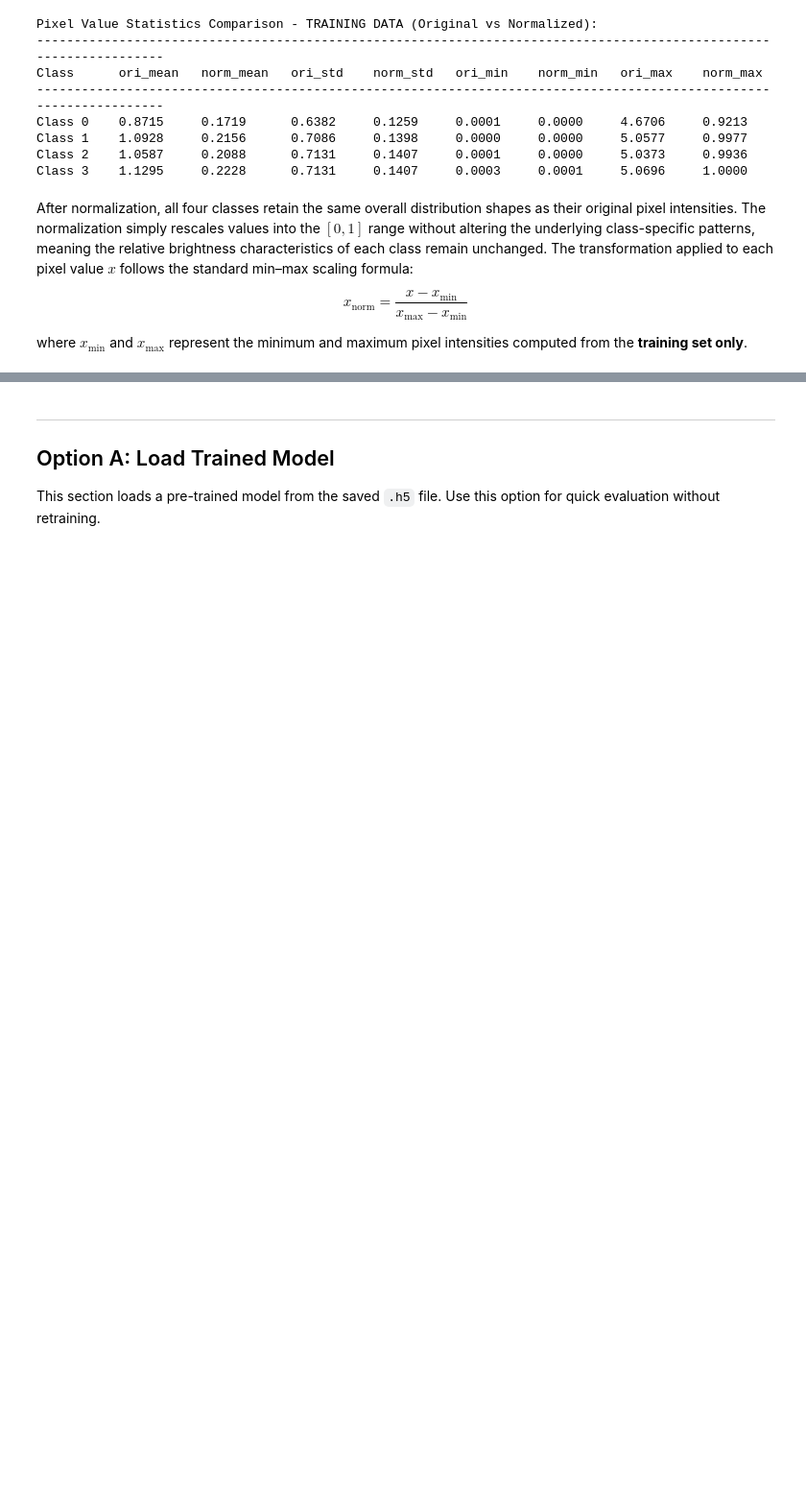
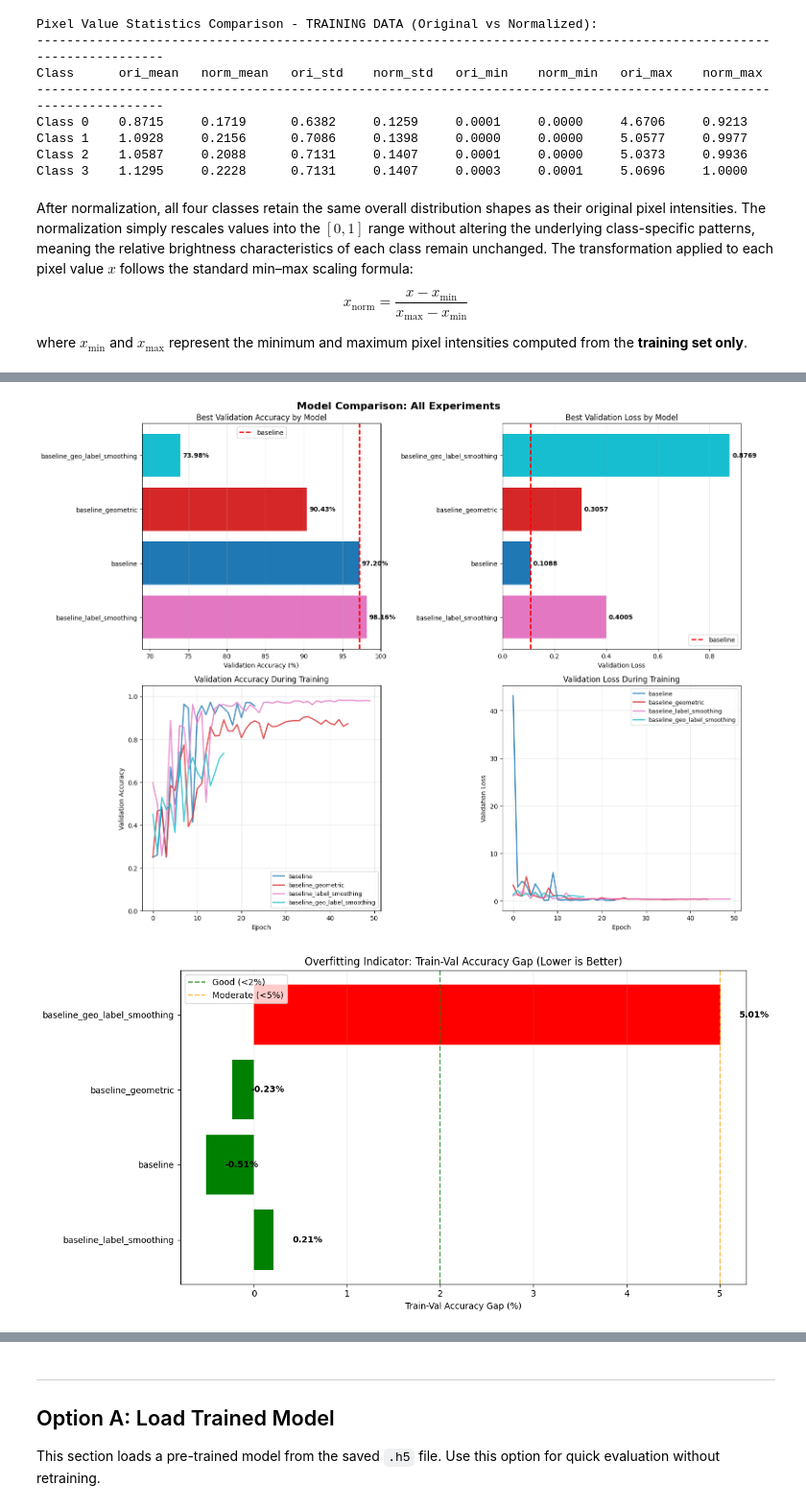
Before and after one commit to NghiaNguyen170192/cosc3007-deep-learning, a Jupyter notebook: assignments/Assignment-01-DUE-2025-12-06/submission_s3343711.ipynb, the cells around one changed output, grey strips where cells are left out. Shown at 96% size. Cells and saved outputs as stored; diff of their text form; code cells hidden in the pictures; blank space fills up the shorter version.

```diff
--- a/assignments/Assignment-01-DUE-2025-12-06/submission_s3343711.ipynb
+++ b/assignments/Assignment-01-DUE-2025-12-06/submission_s3343711.ipynb
@@ -935,31 +1143,25 @@ EXPERIMENT: Label Smoothing
 # %%
 # RESULTS SUMMARY TABLE
-print("\n" + "="*90)
 print("EXPERIMENT RESULTS SUMMARY")
-print("="*90)
-print(f"\n{'Model':<20} {'Val Acc':<12} {'Val Loss':<12} {'Train Acc':<12} {'Epochs':<10} {'Aug':<12} {'LS':<8}")
-print("-"*90)
+print(f"\n{'Model':<30} {'Val Acc':<12} {'Val Loss':<12} {'Train Acc':<12} {'Epochs':<10}")
 
 # Sort by validation accuracy (descending)
 sorted_results = sorted(all_results, key=lambda x: x['best_val_acc'], reverse=True)
 
 for r in sorted_results:
-    aug_str = r['augmentation'] or 'None'
-    ls_str = f"{r['label_smoothing']:.1f}"
-    print(f"{r['name']:<20} {r['best_val_acc']:.4f}       {r['best_val_loss']:.4f}       "
-          f"{r['final_train_acc']:.4f}       {r['epochs_trained']:<10} {aug_str:<12} {ls_str:<8}")
+    print(f"{r['name']:<30} {r['best_val_acc']:.4f}       {r['best_val_loss']:.4f}       "
+          f"{r['final_train_acc']:.4f}       {r['epochs_trained']:<10}")
 
 # Find best model
 best_result = sorted_results[0]
-print("\n" + "-"*90)
-print(f"BEST MODEL: {best_result['name']} with {best_result['best_val_acc']*100:.2f}% validation accuracy")
-print("-"*90)
+print(f"\nBEST MODEL: {best_result['name']} with {best_result['best_val_acc']*100:.2f}% validation accuracy")
 
-# Calculate relative performance
-baseline_acc = next(r['best_val_acc'] for r in all_results if r['name'] == 'Baseline')
-print(f"\nPerformance relative to Baseline ({baseline_acc*100:.2f}%):")
+# Calculate relative performance (use first result with 'baseline' in name as reference)
+baseline_result_ref = next((r for r in all_results if r['name'] == 'baseline'), all_results[-1])
+baseline_acc = baseline_result_ref['best_val_acc']
+print(f"\nPerformance relative to baseline ({baseline_acc*100:.2f}%):")
 for r in sorted_results:
     diff = (r['best_val_acc'] - baseline_acc) * 100
     sign = "+" if diff >= 0 else ""
-    print(f"  {r['name']:<20}: {sign}{diff:.2f}%")
+    print(f"  {r['name']:<30}: {sign}{diff:.2f}%")
 # %% [output]
@@ -984,7 +1198,7 @@ bars = ax1.barh(names, val_accs, color=[colors[all_results.index(r)] for r in so
 ax1.set_xlabel('Validation Accuracy (%)')
 ax1.set_title('Best Validation Accuracy by Model')
 ax1.set_xlim(min(val_accs) - 5, 100)
-ax1.axvline(x=baseline_acc * 100, color='red', linestyle='--', linewidth=2, label='Baseline')
+ax1.axvline(x=baseline_acc * 100, color='red', linestyle='--', linewidth=2, label='baseline')
 for i, (bar, acc) in enumerate(zip(bars, val_accs)):
     ax1.text(acc + 0.3, bar.get_y() + bar.get_height()/2, f'{acc:.2f}%',
              va='center', fontsize=10, fontweight='bold')
@@ -997,8 +1211,8 @@ val_losses = [r['best_val_loss'] for r in sorted_results]
 bars2 = ax2.barh(names, val_losses, color=[colors[all_results.index(r)] for r in sorted_results])
 ax2.set_xlabel('Validation Loss')
 ax2.set_title('Best Validation Loss by Model')
-baseline_loss = next(r['best_val_loss'] for r in all_results if r['name'] == 'Baseline')
-ax2.axvline(x=baseline_loss, color='red', linestyle='--', linewidth=2, label='Baseline')
+baseline_loss = baseline_result_ref['best_val_loss']
+ax2.axvline(x=baseline_loss, color='red', linestyle='--', linewidth=2, label='baseline')
 for bar, loss in zip(bars2, val_losses):
     ax2.text(loss + 0.01, bar.get_y() + bar.get_height()/2, f'{loss:.4f}',
              va='center', fontsize=10, fontweight='bold')
@@ -1020,33 +1234,36 @@ ax3.set_ylim(0, 1.05)
 # --- Chart 4: Training Curves - Validation Loss ---
 ax4 = axes[1, 1]
 for i, r in enumerate(all_results):
     ax4.plot(r['history'].history['val_loss'], label=r['name'],
              color=colors[i], linewidth=2, alpha=0.8)
 ax4.set_xlabel('Epoch')
 ax4.set_ylabel('Validation Loss')
 ax4.set_title('Validation Loss During Training')
 ax4.legend(loc='upper right', fontsize=9)
 ax4.grid(True, alpha=0.3)
 
 plt.tight_layout()
 plt.show()
 
 # --- Additional: Train vs Val Accuracy Gap Chart ---
 fig2, ax5 = plt.subplots(figsize=(12, 6))
 gaps = [r['final_train_acc'] - r['best_val_acc'] for r in sorted_results]
 colors_gap = ['green' if g < 0.02 else 'orange' if g < 0.05 else 'red' for g in gaps]
 bars3 = ax5.barh(names, [g * 100 for g in gaps], color=colors_gap)
 ax5.set_xlabel('Train-Val Accuracy Gap (%)')
 ax5.set_title('Overfitting Indicator: Train-Val Accuracy Gap (Lower is Better)')
 ax5.axvline(x=2, color='green', linestyle='--', alpha=0.7, label='Good (<2%)')
 ax5.axvline(x=5, color='orange', linestyle='--', alpha=0.7, label='Moderate (<5%)')
 for bar, gap in zip(bars3, gaps):
     ax5.text(gap * 100 + 0.2, bar.get_y() + bar.get_height()/2, f'{gap*100:.2f}%',
              va='center', fontsize=10, fontweight='bold')
 ax5.legend()
 ax5.grid(axis='x', alpha=0.3)
 plt.tight_layout()
 plt.show()
+# %% [output]
+[figure, added]
+[figure, added]
 # %%
 # SAVE BEST MODEL
 
```
Also changed, not shown: parts of 28 cells of this notebook.
